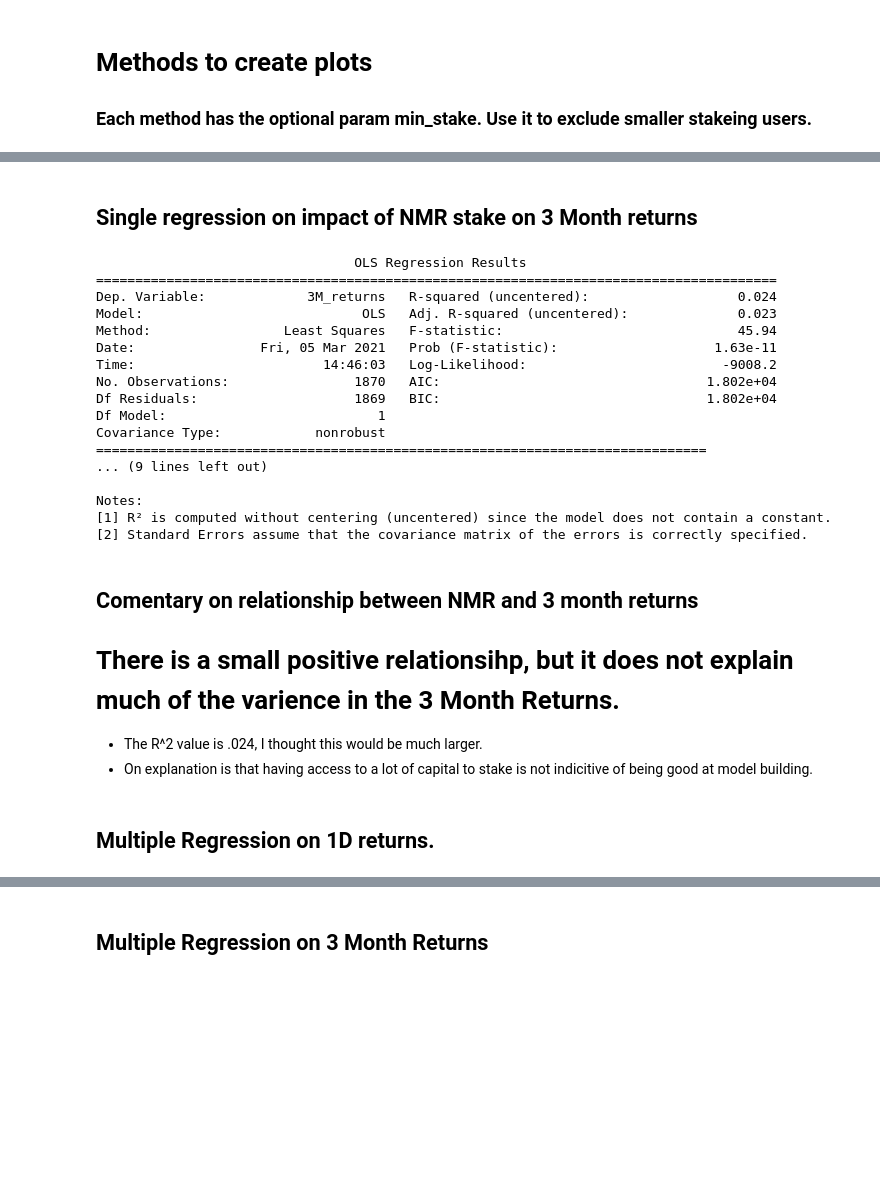
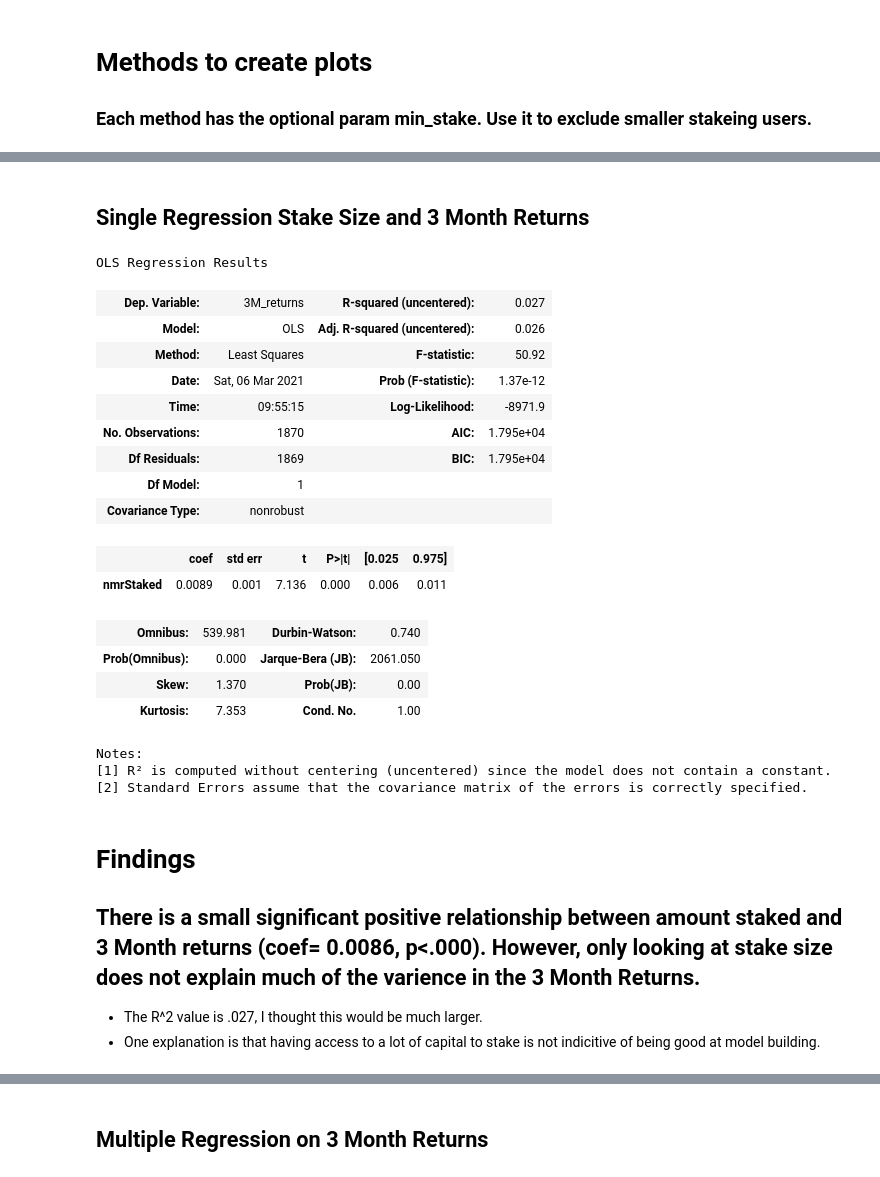
Before and after one commit to parkerburchett/Numerai, a Jupyter notebook: NumerAI LeaderBoard Analysis.ipynb, the cells around one changed output, grey strips where cells are left out. Cells and saved outputs as stored; diff of their text form; code cells hidden in the pictures; blank space fills up the shorter version.

```diff
--- a/NumerAI LeaderBoard Analysis.ipynb
+++ b/NumerAI LeaderBoard Analysis.ipynb
@@ -206,7 +222,7 @@ def compute_single_regression(df,
            & (df['nmrStaked'] > min_stake)][dependent_variable]
     model = sm.OLS(y, x)
     results = model.fit()
-    print(results.summary())
+    return results
 
 
 def compute_multiple_regression(
@@ -220,35 +236,36 @@ def compute_multiple_regression(
            & (df['nmrStaked'] > min_stake)][dependent_variable]
     model = sm.OLS(y, x)
     results = model.fit()
-    print(results.summary())
+    return results
-# %% [markdown]
-## Single regression on impact of NMR stake on 3 Month returns
+# %% [markdown]
+## Single Regression Stake Size and 3 Month Returns
 # %%
-compute_single_regression(df,independent_variable='nmrStaked',dependent_variable='3M_returns', min_stake=0)
+results = compute_single_regression(df,independent_variable='nmrStaked',dependent_variable='3M_returns', min_stake=0)
+results.summary()
 # %% [output]
-                                 OLS Regression Results
-=======================================================================================
-Dep. Variable:             3M_returns   R-squared (uncentered):                   0.024
-Model:                            OLS   Adj. R-squared (uncentered):              0.023
-Method:                 Least Squares   F-statistic:                              45.94
-Date:                Fri, 05 Mar 2021   Prob (F-statistic):                    1.63e-11
-Time:                        14:46:03   Log-Likelihood:                         -9008.2
-No. Observations:                1870   AIC:                                  1.802e+04
-Df Residuals:                    1869   BIC:                                  1.802e+04
-Df Model:                           1
-Covariance Type:            nonrobust
-==============================================================================
-... (9 lines left out)
-
-Notes:
-[1] R² is computed without centering (uncentered) since the model does not contain a constant.
-[2] Standard Errors assume that the covariance matrix of the errors is correctly specified.
+OLS Regression Results
+| Dep. Variable: | 3M_returns | R-squared (uncentered): | 0.027 |
+| Model: | OLS | Adj. R-squared (uncentered): | 0.026 |
+| Method: | Least Squares | F-statistic: | 50.92 |
+| Date: | Sat, 06 Mar 2021 | Prob (F-statistic): | 1.37e-12 |
+| Time: | 09:55:15 | Log-Likelihood: | -8971.9 |
+| No. Observations: | 1870 | AIC: | 1.795e+04 |
+| Df Residuals: | 1869 | BIC: | 1.795e+04 |
+| Df Model: | 1 |  |  |
+| Covariance Type: | nonrobust |  |  |
+|  | coef | std err | t | P>|t| | [0.025 | 0.975] |
+| nmrStaked | 0.0089 | 0.001 | 7.136 | 0.000 | 0.006 | 0.011 |
+| Omnibus: | 539.981 | Durbin-Watson: | 0.740 |
+| Prob(Omnibus): | 0.000 | Jarque-Bera (JB): | 2061.050 |
+| Skew: | 1.370 | Prob(JB): | 0.00 |
+| Kurtosis: | 7.353 | Cond. No. | 1.00 |
+Notes:
+[1] R² is computed without centering (uncentered) since the model does not contain a constant.
+[2] Standard Errors assume that the covariance matrix of the errors is correctly specified.
 # %% [markdown]
-## Comentary on relationship between NMR and 3 month returns
+# Findings
 
-# There is a small positive relationsihp, but it does not explain much of the varience in the 3 Month Returns.
+## There is a small significant  positive relationship between amount staked and 3 Month returns (coef= 0.0086, p<.000). However, only looking at stake size does not explain much of the varience in the 3 Month Returns.
 
-- The R^2 value is .024, I thought this would be much larger.
-- On explanation is that having access to a lot of capital to stake is not indicitive of being good at model building.
+- The R^2 value is .027, I thought this would be much larger.
+- One explanation is that having access to a lot of capital to stake is not indicitive of being good at model building.
-# %% [markdown]
-## Multiple Regression on 1D returns.
```
Also changed, not shown: parts of 24 cells of this notebook, 1 other file.
